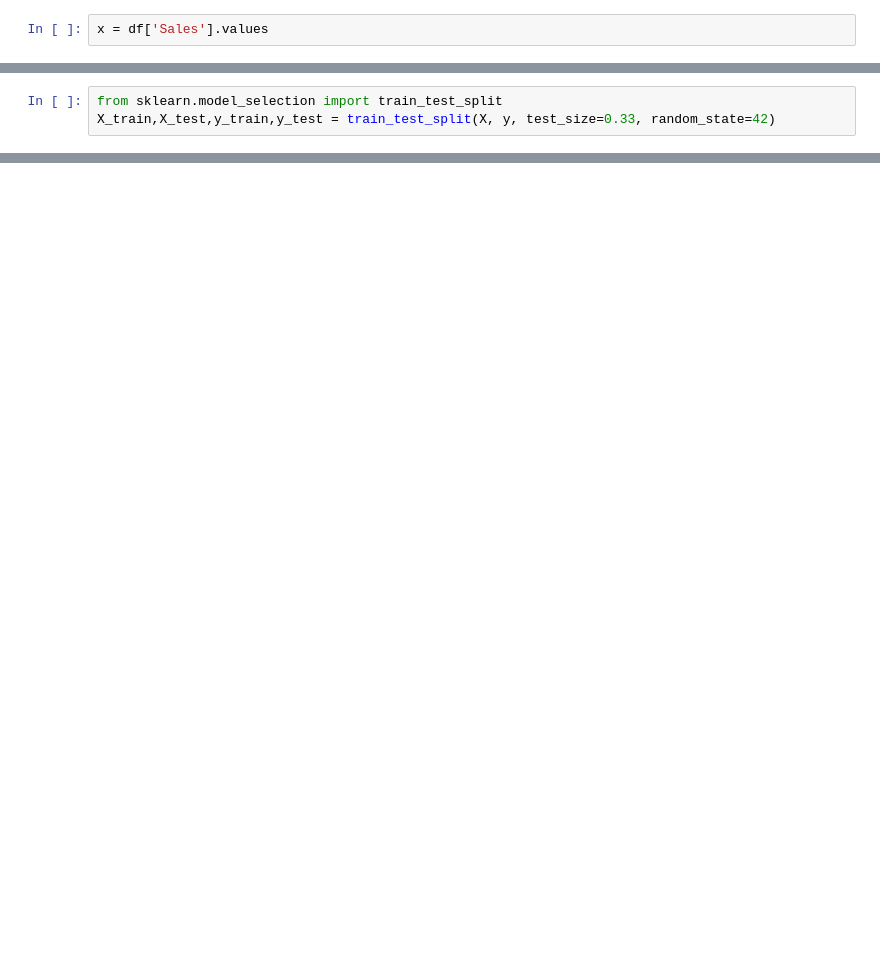
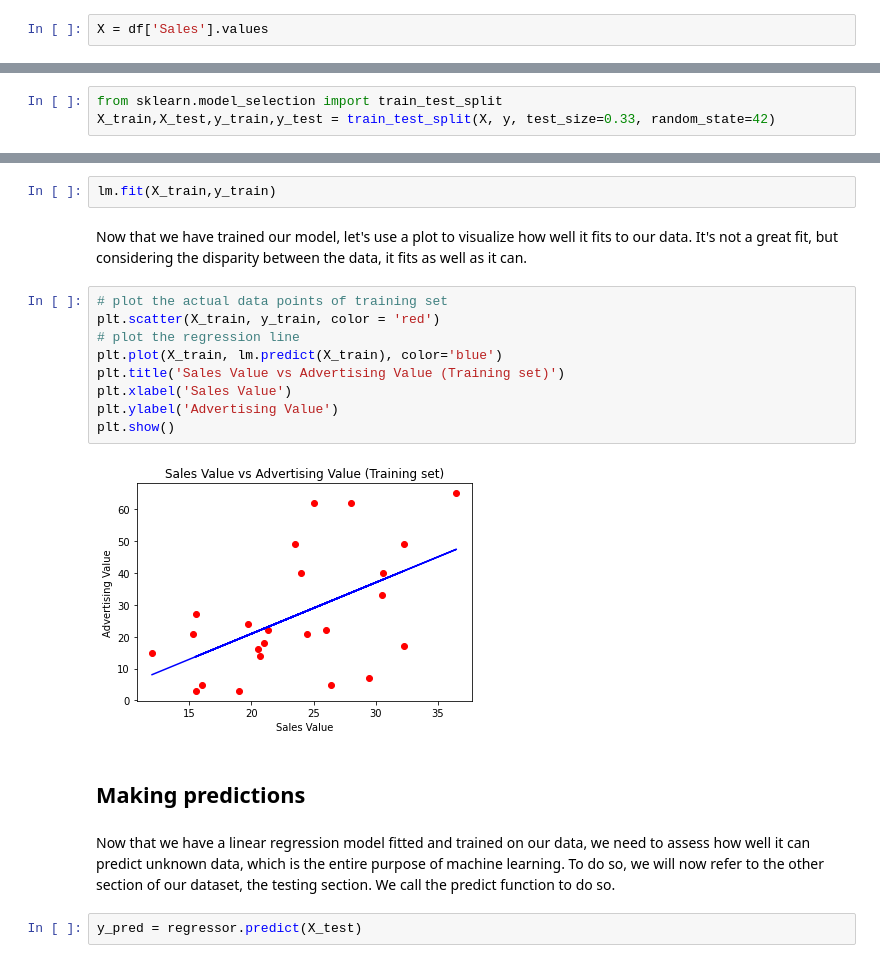
Before and after one commit to Intro-Course-AI-ML/LessonMaterials, a Jupyter notebook: LinearRegressionProject2UNIFINISHED.ipynb, the cells around one changed output, grey strips where cells are left out. Saved outputs shown, nothing was run; the diff lists cells and outputs as text; blank space fills up the shorter version.

```diff
--- a/LinearRegressionProject2UNIFINISHED.ipynb
+++ b/LinearRegressionProject2UNIFINISHED.ipynb
@@ -53,2 +59,2 @@ First, we will declare our x value, which is our independent variable. We will t
 # %%
-x = df['Sales'].values
+X = df['Sales'].values
@@ -338,0 +112,21 @@ x.	Introduction to Machine Learning with Python by Andreas C Muller and Sarah Gu
+# %%
+lm.fit(X_train,y_train)
+# %% [markdown]
+Now that we have trained our model, let's use a plot to visualize how well it fits to our data. It's not a great fit, but considering the disparity between the data, it fits as well as it can.
+# %%
+# plot the actual data points of training set
+plt.scatter(X_train, y_train, color = 'red')
+# plot the regression line
+plt.plot(X_train, lm.predict(X_train), color='blue')
+plt.title('Sales Value vs Advertising Value (Training set)')
+plt.xlabel('Sales Value')
+plt.ylabel('Advertising Value')
+plt.show()
+# %% [output]
+[figure, added]
+# %% [markdown]
+## Making predictions
+# %% [markdown]
+Now that we have a linear regression model fitted and trained on our data, we need to assess how well it can predict unknown data, which is the entire purpose of machine learning. To do so, we will now refer to the other section of our dataset, the testing section. We call the predict function to do so.
+# %%
+y_pred = regressor.predict(X_test)
```
Also changed, not shown: parts of 63 cells of this notebook.
